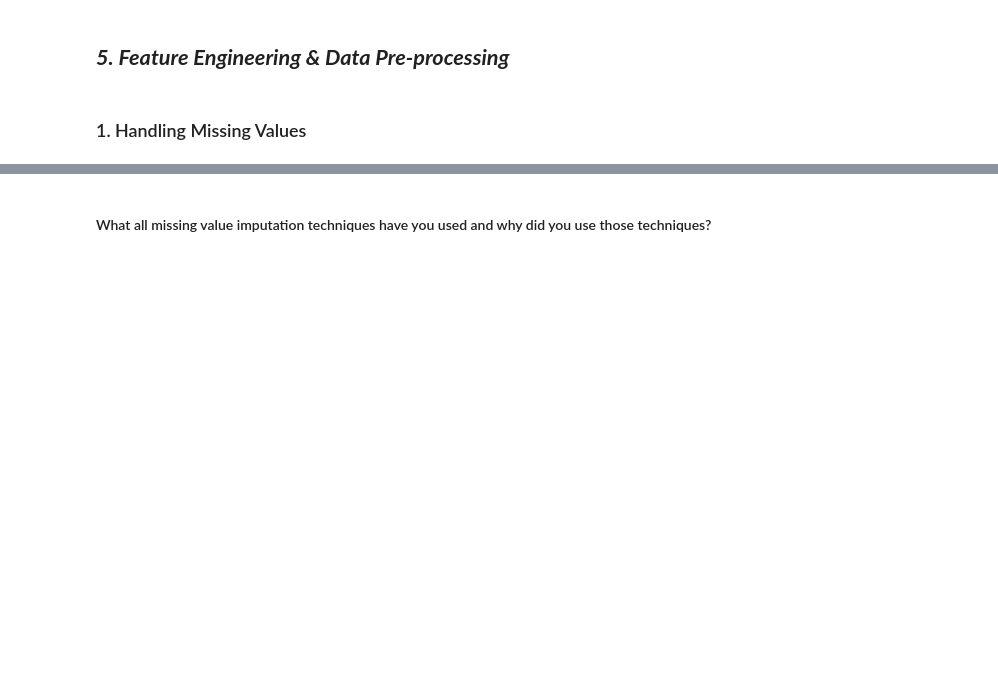
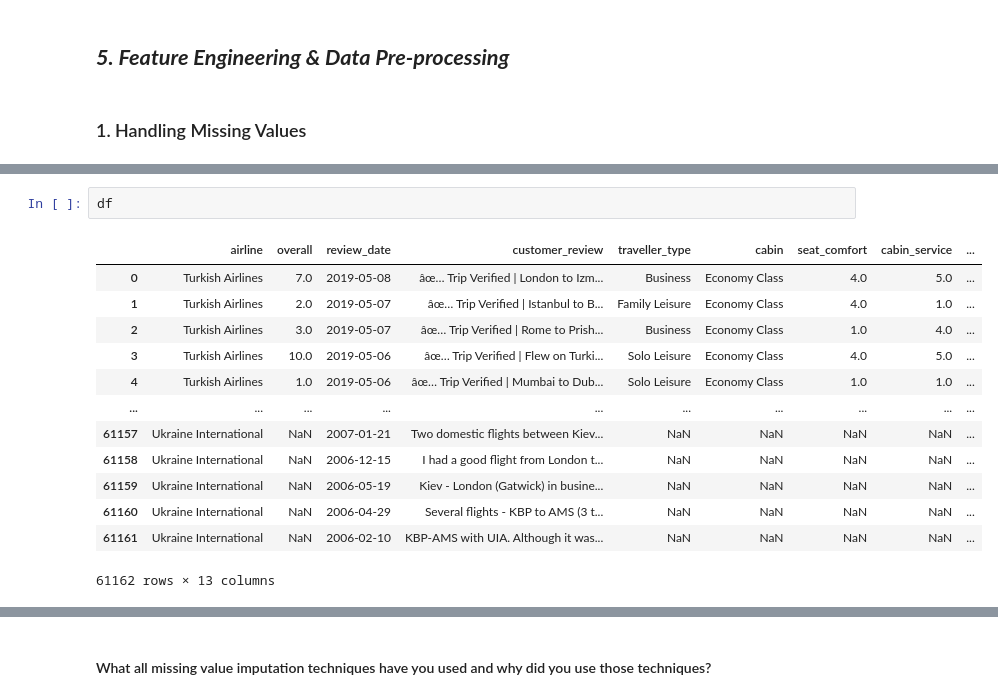
Before and after one commit to MrMRaut/Airline-Referral-Classification, a Jupyter notebook: Airline_Referral_Classification.ipynb, the cells around one changed output, grey strips where cells are left out. Cells and saved outputs as stored; diff of their text form; blank space fills up the shorter version.

```diff
--- a/Airline_Referral_Classification.ipynb
+++ b/Airline_Referral_Classification.ipynb
@@ -460 +469,17 @@ recommended         1422
 dtype: int64
+# %%
+df
+# %% [output]
+|  | airline | overall | review_date | customer_review | traveller_type | cabin | seat_comfort | cabin_service | ... |
+| 0 | Turkish Airlines | 7.0 | 2019-05-08 | âœ… Trip Verified | London to Izm... | Business | Economy Class | 4.0 | 5.0 | ... |
+| 1 | Turkish Airlines | 2.0 | 2019-05-07 | âœ… Trip Verified | Istanbul to B... | Family Leisure | Economy Class | 4.0 | 1.0 | ... |
+| 2 | Turkish Airlines | 3.0 | 2019-05-07 | âœ… Trip Verified | Rome to Prish... | Business | Economy Class | 1.0 | 4.0 | ... |
+| 3 | Turkish Airlines | 10.0 | 2019-05-06 | âœ… Trip Verified | Flew on Turki... | Solo Leisure | Economy Class | 4.0 | 5.0 | ... |
+| 4 | Turkish Airlines | 1.0 | 2019-05-06 | âœ… Trip Verified | Mumbai to Dub... | Solo Leisure | Economy Class | 1.0 | 1.0 | ... |
+| ... | ... | ... | ... | ... | ... | ... | ... | ... | ... |
+| 61157 | Ukraine International | NaN | 2007-01-21 | Two domestic flights between Kiev... | NaN | NaN | NaN | NaN | ... |
+| 61158 | Ukraine International | NaN | 2006-12-15 | I had a good flight from London t... | NaN | NaN | NaN | NaN | ... |
+| 61159 | Ukraine International | NaN | 2006-05-19 | Kiev - London (Gatwick) in busine... | NaN | NaN | NaN | NaN | ... |
+| 61160 | Ukraine International | NaN | 2006-04-29 | Several flights - KBP to AMS (3 t... | NaN | NaN | NaN | NaN | ... |
+| 61161 | Ukraine International | NaN | 2006-02-10 | KBP-AMS with UIA. Although it was... | NaN | NaN | NaN | NaN | ... |
+61162 rows × 13 columns
```
Also changed, not shown: parts of 37 cells of this notebook.
